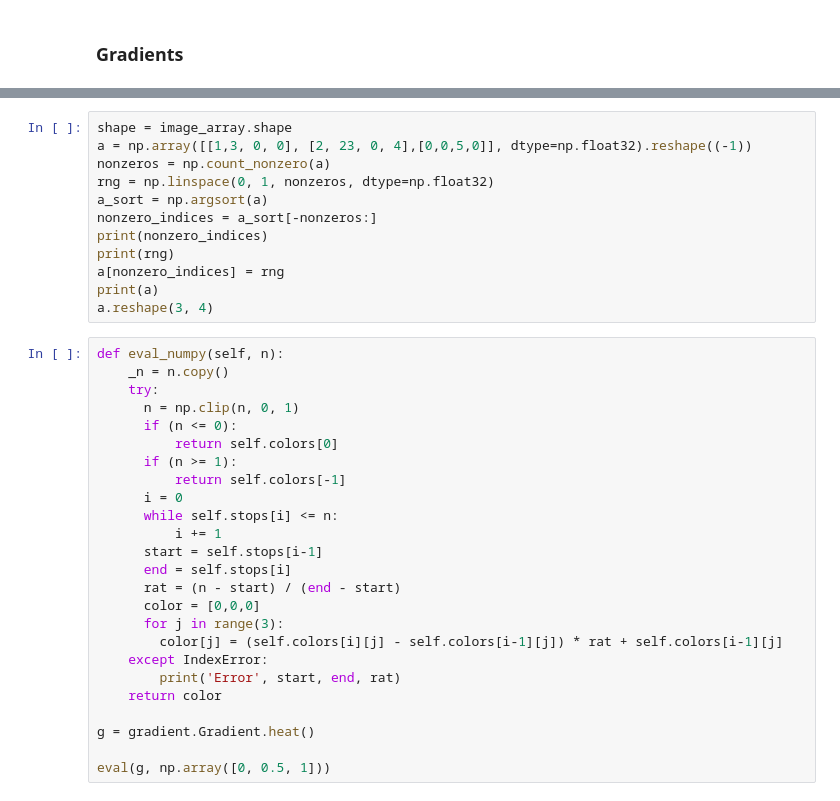
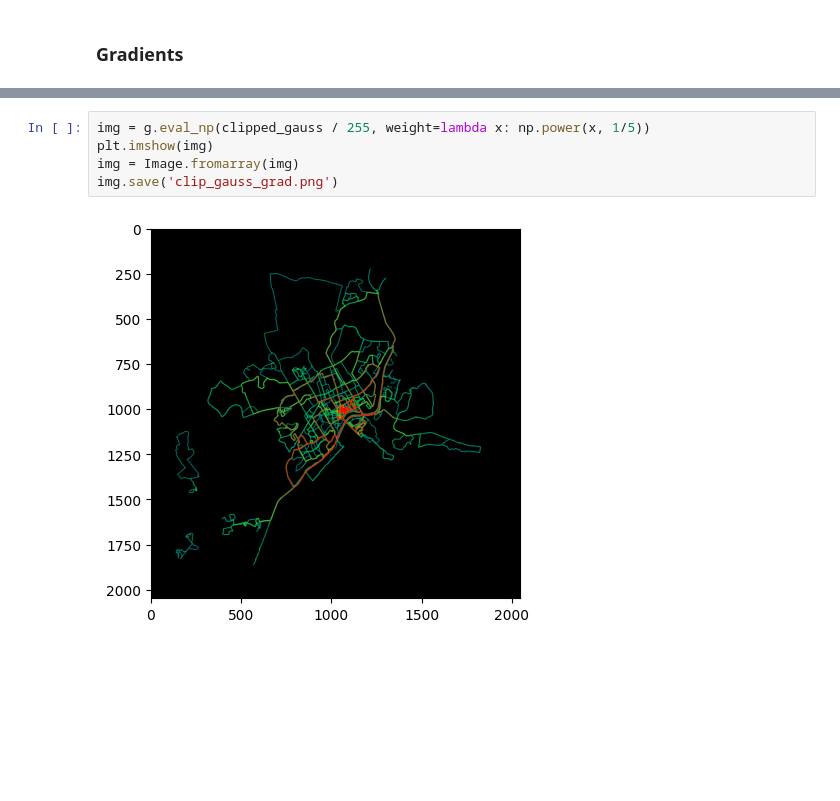
Before and after one commit to jacks14235/heatmap_art, a Jupyter notebook: heatmap_art.ipynb, the cells around one changed output, grey strips where cells are left out. Cells and saved outputs as stored; diff of their text form; blank space fills up the shorter version.

```diff
--- a/heatmap_art.ipynb
+++ b/heatmap_art.ipynb
@@ -213,37 +220,7 @@ Normalize nonzero values linearly from 0 to 1
-# %%
-shape = image_array.shape
-a = np.array([[1,3, 0, 0], [2, 23, 0, 4],[0,0,5,0]], dtype=np.float32).reshape((-1))
-nonzeros = np.count_nonzero(a)
-rng = np.linspace(0, 1, nonzeros, dtype=np.float32)
-a_sort = np.argsort(a)
-nonzero_indices = a_sort[-nonzeros:]
-print(nonzero_indices)
-print(rng)
-a[nonzero_indices] = rng
-print(a)
-a.reshape(3, 4)
-# %%
-def eval_numpy(self, n):
-    _n = n.copy()
-    try:
-      n = np.clip(n, 0, 1)
-      if (n <= 0):
-          return self.colors[0]
-      if (n >= 1):
-          return self.colors[-1]
-      i = 0
-      while self.stops[i] <= n:
-          i += 1
-      start = self.stops[i-1]
-      end = self.stops[i]
-      rat = (n - start) / (end - start)
-      color = [0,0,0]
-      for j in range(3):
-        color[j] = (self.colors[i][j] - self.colors[i-1][j]) * rat + self.colors[i-1][j]
-    except IndexError:
-        print('Error', start, end, rat)
-    return color
-
-g = gradient.Gradient.heat()
-
-eval(g, np.array([0, 0.5, 1]))
+# %%
+img = g.eval_np(clipped_gauss / 255, weight=lambda x: np.power(x, 1/5))
+plt.imshow(img)
+img = Image.fromarray(img)
+img.save('clip_gauss_grad.png')
+# %% [output]
+[figure, added]
```
Also changed, not shown: parts of 7 cells of this notebook, 1 other file.
